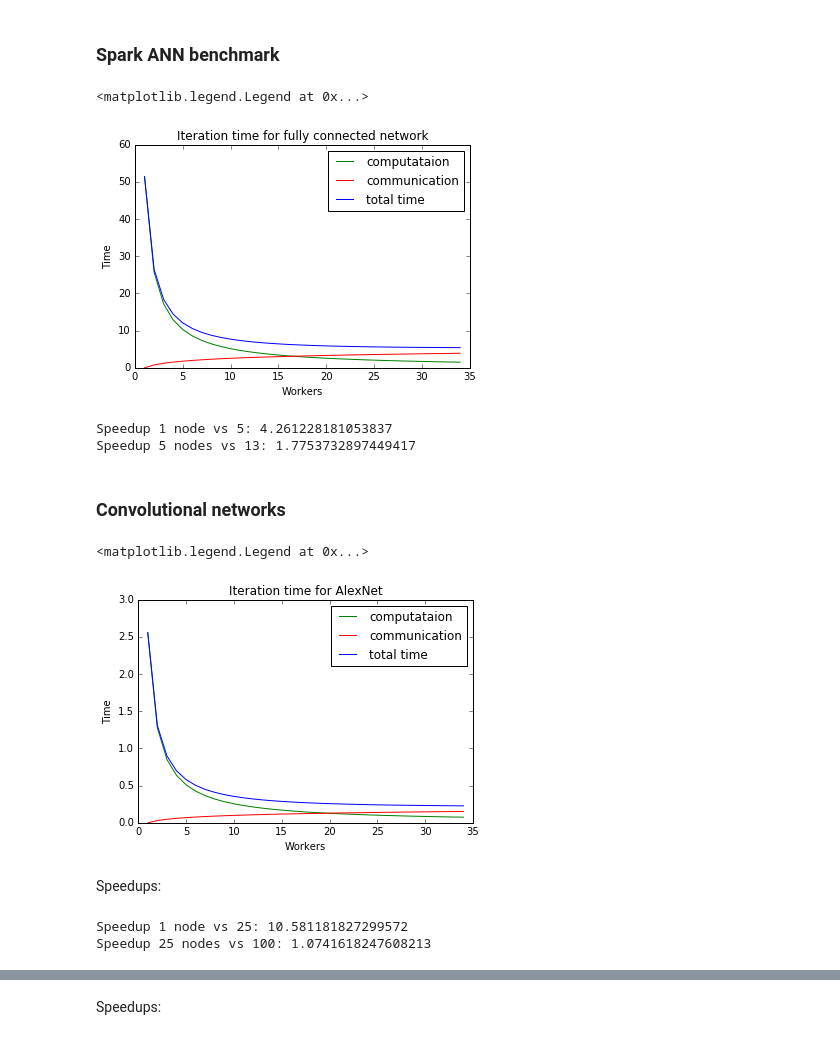
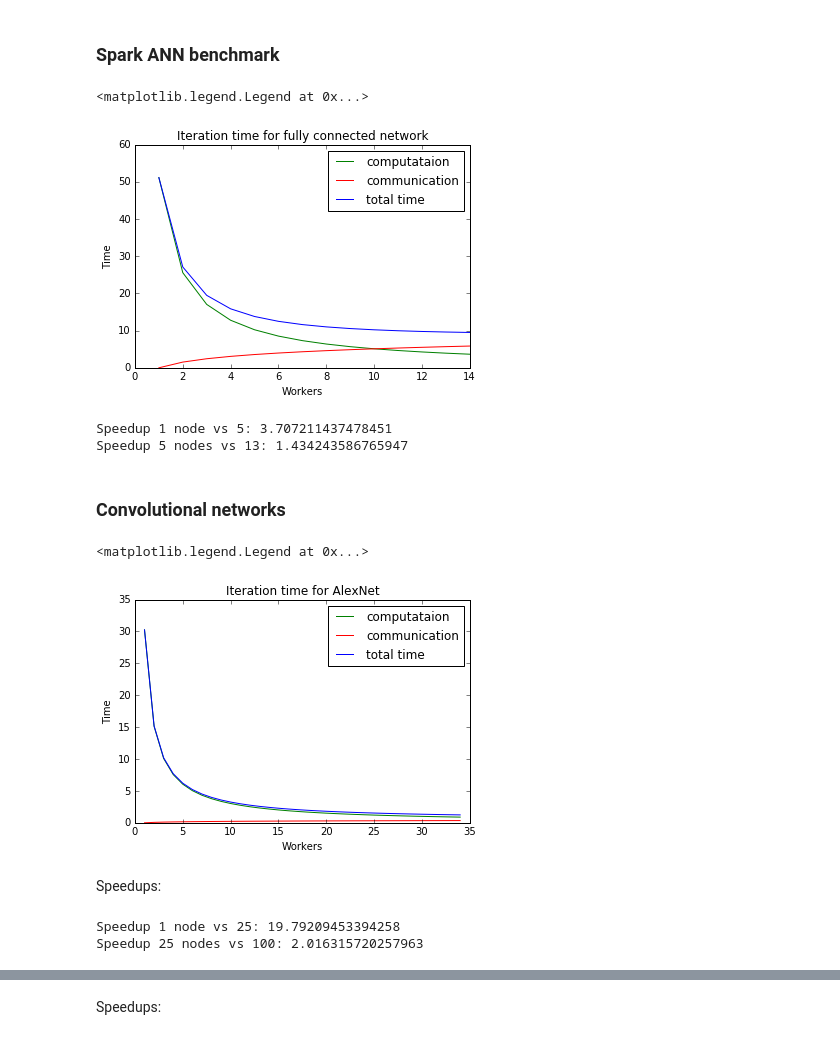
Before and after one commit to avulanov/scalability, a Jupyter notebook: scalability.ipynb, the cells around one changed output, grey strips where cells are left out. Saved outputs shown, nothing was run; the diff lists cells and outputs as text; code cells hidden in the pictures.

```diff
--- a/scalability.ipynb
+++ b/scalability.ipynb
@@ -183,19 +183,19 @@ Speedup 4 nodes vs 25: 0.6014293066028429
 # %% [markdown]
 ### Spark ANN benchmark
 # %%
-#MSFT
+#Spark ANN double precision
 weights = 12E6
 batch = 60000 #MNIST
 # weights = MULT-ADD operations, 3x for training, 2x for FLOPS
 flops = 2 * weights * 3 * batch
 # 1 Gbit network (peak can be 100%)
 b = 1E9
-# nVidia 4 TFlops (peak is 80%)
-p = 0.8 * 105E9
-n = np.arange(1, 35)
-#vtcp = np.vectorize(tcp)
-#vtcm = np.vectorize(tcm)
-#vt = np.vectorize(t)
+# Xeon 3-1240  3.3 GHz (peak is 80%)
+p = 0.8 * 211.2E9
+n = np.arange(1, 15)
+# correct for double precision
+weights = weights * 2
+flops = flops * 2
 tcpData = np.vectorize(tcp)(n, flops, p)
 tcmData = np.vectorize(tcm)(n, weights, b)
 tData = np.vectorize(t)(n, weights, flops, b, p)
@@ -208,45 +208,44 @@ plt.title("Iteration time for fully connected network")
 plt.legend(handles=[leg1, leg2, leg3])
 # %% [output]
 <matplotlib.legend.Legend at 0x...>
-[figure, old version]
+[figure, new version]
 # %%
 print("Speedup 1 node vs 5:", t(1, weights, flops, b, p) / t(5,  weights, flops, b, p))
 print("Speedup 5 nodes vs 13:", t(5, weights, flops, b, p) / t(13,  weights, flops, b, p))
 # %% [output]
-Speedup 1 node vs 5: 4.261228181053837
-Speedup 5 nodes vs 13: 1.7753732897449417
+Speedup 1 node vs 5: 3.707211437478451
+Speedup 5 nodes vs 13: 1.434243586765947
 # %% [markdown]
 ### Convolutional networks
 # %%
 #Google AlexNet 32 bit weights
 weights = 60E6
 # MULT-ADD ops, 2x for FLOPS, 3x for training
 flops = 2 * 832E6 * 3 * 1024
-# PCI express v3 16GB/s (peak can be 100%)
-#vtcp = np.vectorize(tcp)
-#vtcm = np.vectorize(tcm)
-#vt = np.vectorize(t)
+# Infiniband 56Gb/s (peak can be 100%)
+b = 56E9
+n = np.arange(1, 35)
 tcpData = np.vectorize(tcp)(n, flops, p)
 tcmData = np.vectorize(tcm)(n, weights, b)
 tData = np.vectorize(t)(n, weights, flops, b, p)
 leg1, = plt.plot(n,tcpData, color="green", label='computataion')
 leg2, = plt.plot(n,tcmData, color="red", label='communication')
 leg3, = plt.plot(n, tData, color="blue", label='total time')
 plt.ylabel("Time")
 plt.xlabel("Workers")
 plt.title("Iteration time for AlexNet")
 plt.legend(handles=[leg1, leg2, leg3])
 # %% [output]
 <matplotlib.legend.Legend at 0x...>
-[figure, old version]
+[figure, new version]
 # %% [markdown]
 Speedups:
 # %%
 print("Speedup 1 node vs 25:", t(1, weights, flops, b, p) / t(25,  weights, flops, b, p))
 print("Speedup 25 nodes vs 100:", t(25, weights, flops, b, p) / t(100,  weights, flops, b, p))
 # %% [output]
-Speedup 1 node vs 25: 10.581181827299572
-Speedup 25 nodes vs 100: 1.0741618247608213
+Speedup 1 node vs 25: 19.79209453394258
+Speedup 25 nodes vs 100: 2.016315720257963
 # %%
 %matplotlib inline
 import matplotlib.pyplot as plt
```
Also changed, not shown: parts of 3 cells of this notebook.
